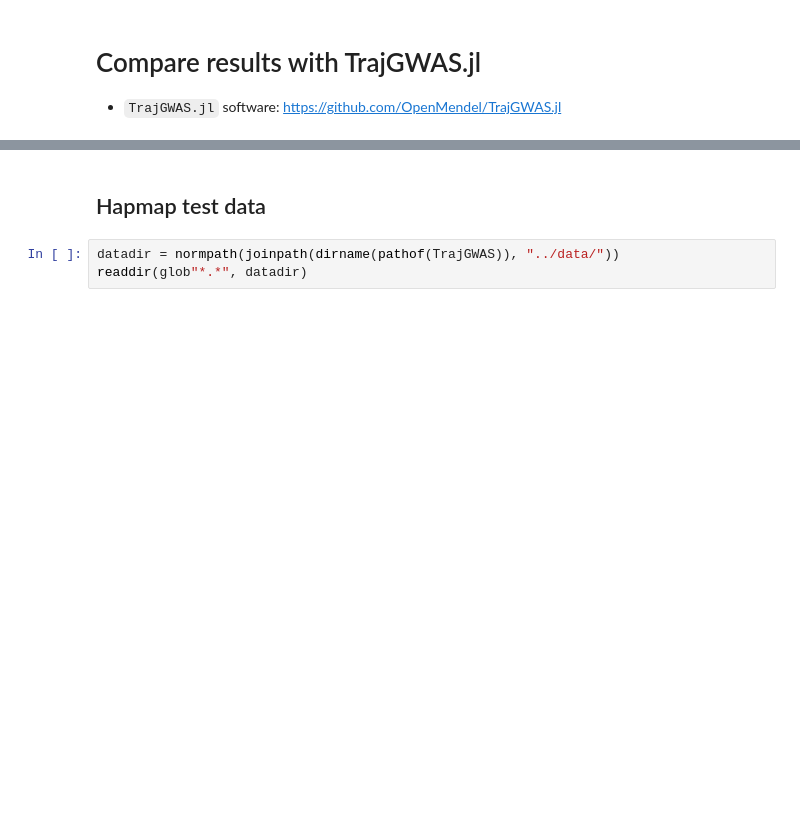
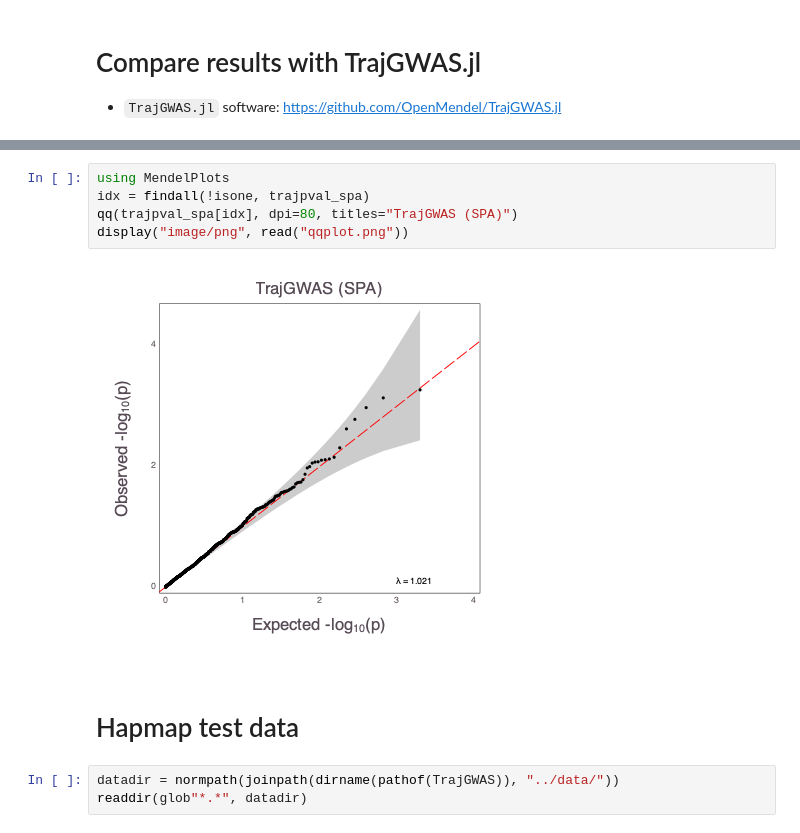
Before and after one commit to OpenMendel/ApproxCopula.jl, a Jupyter notebook: notebooks/longitudinal_gwas_compare_trajGWAS.ipynb, the cells around one changed output, grey strips where cells are left out. Cells and saved outputs as stored; diff of their text form; blank space fills up the shorter version.

```diff
--- a/notebooks/longitudinal_gwas_compare_trajGWAS.ipynb
+++ b/notebooks/longitudinal_gwas_compare_trajGWAS.ipynb
@@ -26,5 +204,12 @@ Threads.nthreads()
+# %%
+using MendelPlots
+idx = findall(!isone, trajpval_spa)
+qq(trajpval_spa[idx], dpi=80, titles="TrajGWAS (SPA)")
+display("image/png", read("qqplot.png"))
+# %% [output]
+[figure, added]
 # %% [markdown]
-## Hapmap test data
+# Hapmap test data
 # %%
 datadir = normpath(joinpath(dirname(pathof(TrajGWAS)), "../data/"))
 readdir(glob"*.*", datadir)
```
Also changed, not shown: parts of 26 cells of this notebook, 1 other file.
